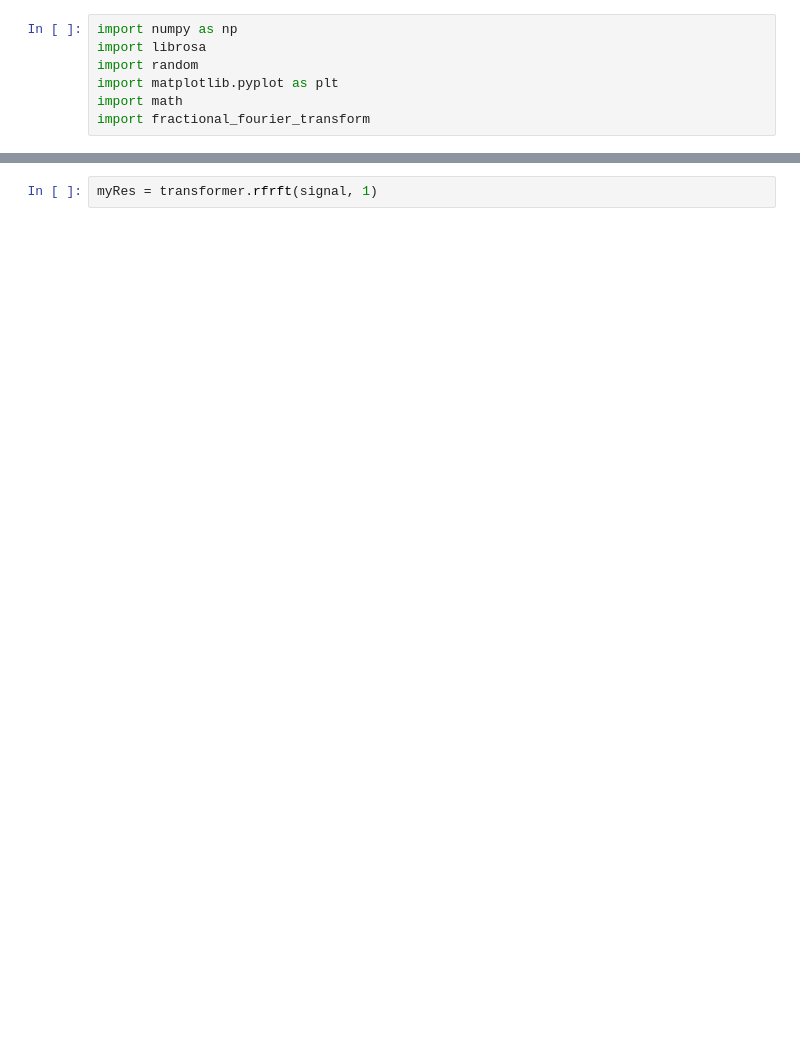
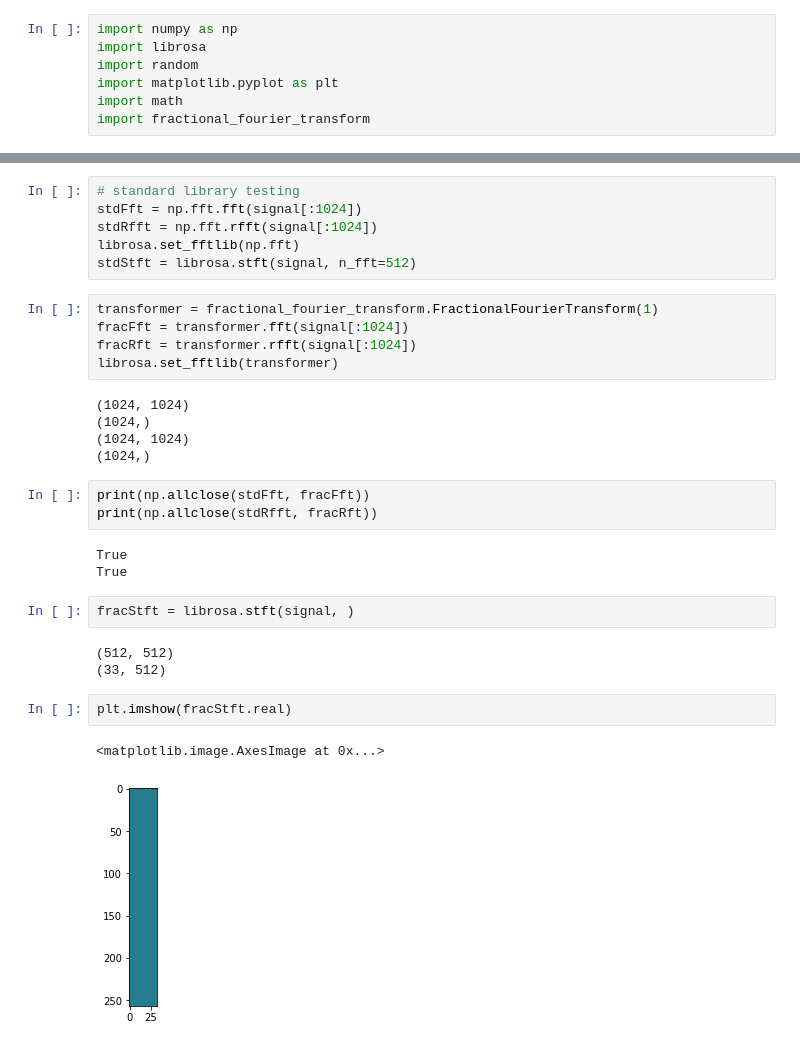
Before and after one commit to soroushzargar/fractional-Fourier-Transform, a Jupyter notebook: test-procedure.ipynb, the cells around one changed output, grey strips where cells are left out. Saved outputs shown, nothing was run; the diff lists cells and outputs as text; blank space fills up the shorter version.

Commit message:
Four primary functions are implemented, works with librosa

```diff
--- a/test-procedure.ipynb
+++ b/test-procedure.ipynb
@@ -64,2 +19,32 @@ transformer = fractional_fourier_transform.FractionalFourierTransform()
-# %%
-myRes = transformer.rfrft(signal, 1)
+# %%
+# standard library testing
+stdFft = np.fft.fft(signal[:1024])
+stdRfft = np.fft.rfft(signal[:1024])
+librosa.set_fftlib(np.fft)
+stdStft = librosa.stft(signal, n_fft=512)
+# %%
+transformer = fractional_fourier_transform.FractionalFourierTransform(1)
+fracFft = transformer.fft(signal[:1024])
+fracRft = transformer.rfft(signal[:1024])
+librosa.set_fftlib(transformer)
+# %% [output]
+(1024, 1024)
+(1024,)
+(1024, 1024)
+(1024,)
+# %%
+print(np.allclose(stdFft, fracFft))
+print(np.allclose(stdRfft, fracRft))
+# %% [output]
+True
+True
+# %%
+fracStft = librosa.stft(signal, )
+# %% [output]
+(512, 512)
+(33, 512)
+# %%
+plt.imshow(fracStft.real)
+# %% [output]
+<matplotlib.image.AxesImage at 0x...>
+[figure, added]
```
Also changed, not shown: parts of 22 cells of this notebook, 1 other file.
